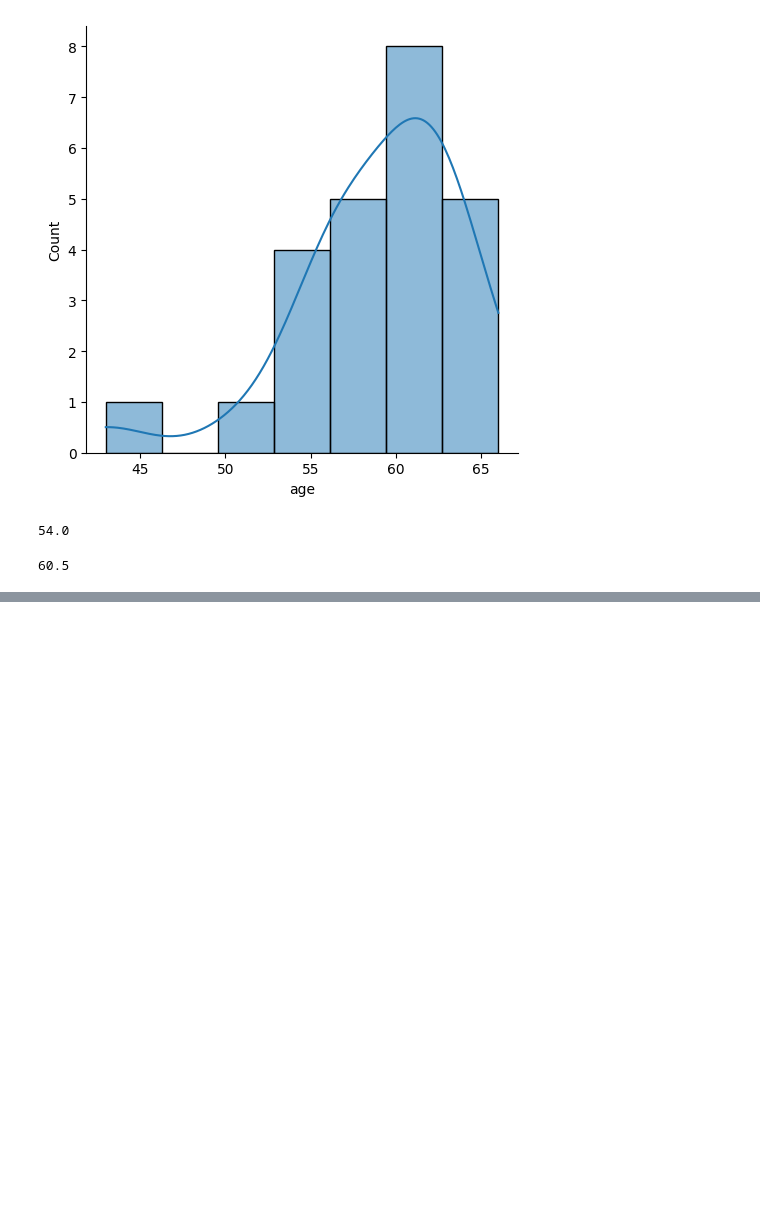
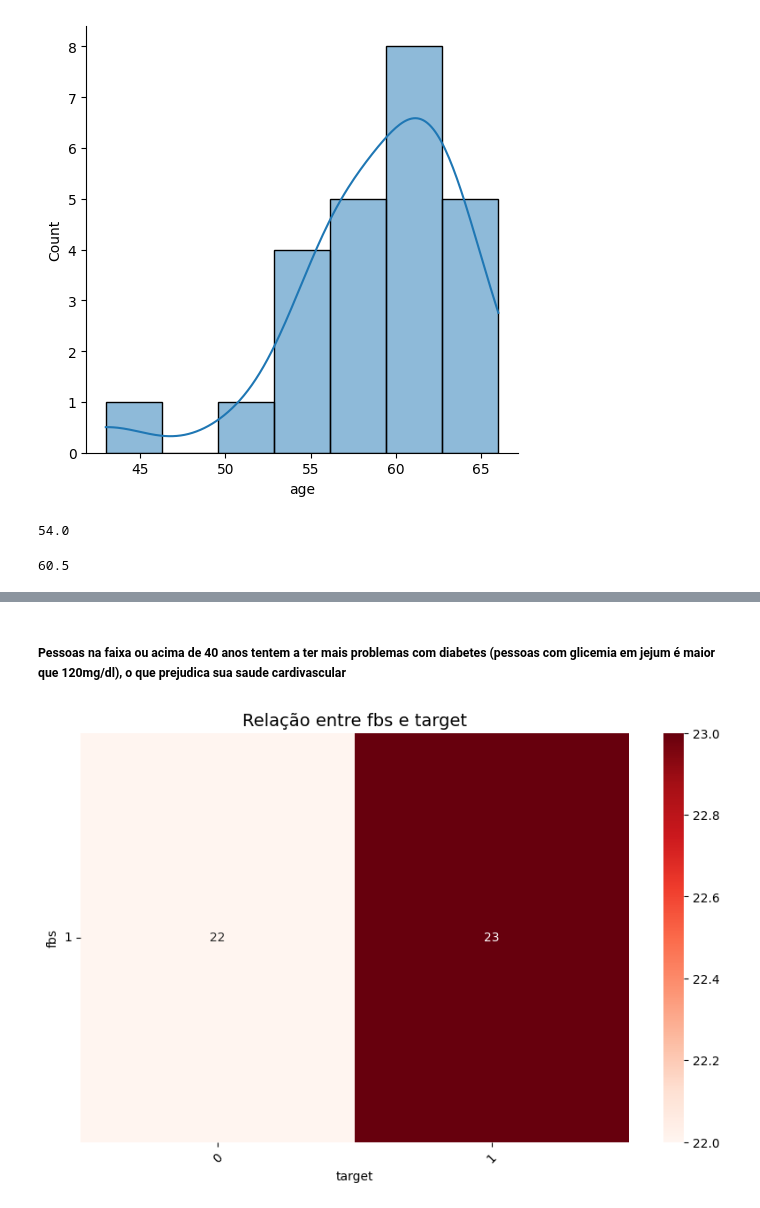
Before and after one commit to vitor1209/AnalisaAI, a Jupyter notebook: coracao/main.ipynb, the cells around one changed output, grey strips where cells are left out. Cells and saved outputs as stored; diff of their text form; code cells hidden in the pictures; blank space fills up the shorter version.

```diff
--- a/coracao/main.ipynb
+++ b/coracao/main.ipynb
@@ -191,0 +219,2 @@ MS['age'].median()
+# %%
+glicemia = bd.loc[(bd['fbs'] == 1)]
@@ -191,0 +233,14 @@ MS['age'].median()
+# %% [markdown]
+##### Pessoas na faixa ou acima de 40 anos tentem a ter mais problemas com diabetes (pessoas com glicemia em jejum é maior que 120mg/dl), o que prejudica sua saude cardivascular
+# %%
+cross_tab = pd.crosstab(glicemia['fbs'], glicemia['target'])
+
+plt.figure(figsize=(10, 6))
+sns.heatmap(cross_tab, annot=True, cmap='Reds', fmt='d')
+
+plt.title('Relação entre fbs e target', fontsize=14)
+plt.xticks(rotation=45)
+plt.yticks(rotation=0)
+plt.show()
+# %% [output]
+[figure, added]
```
Also changed, not shown: parts of 51 cells of this notebook, 1 other file.
